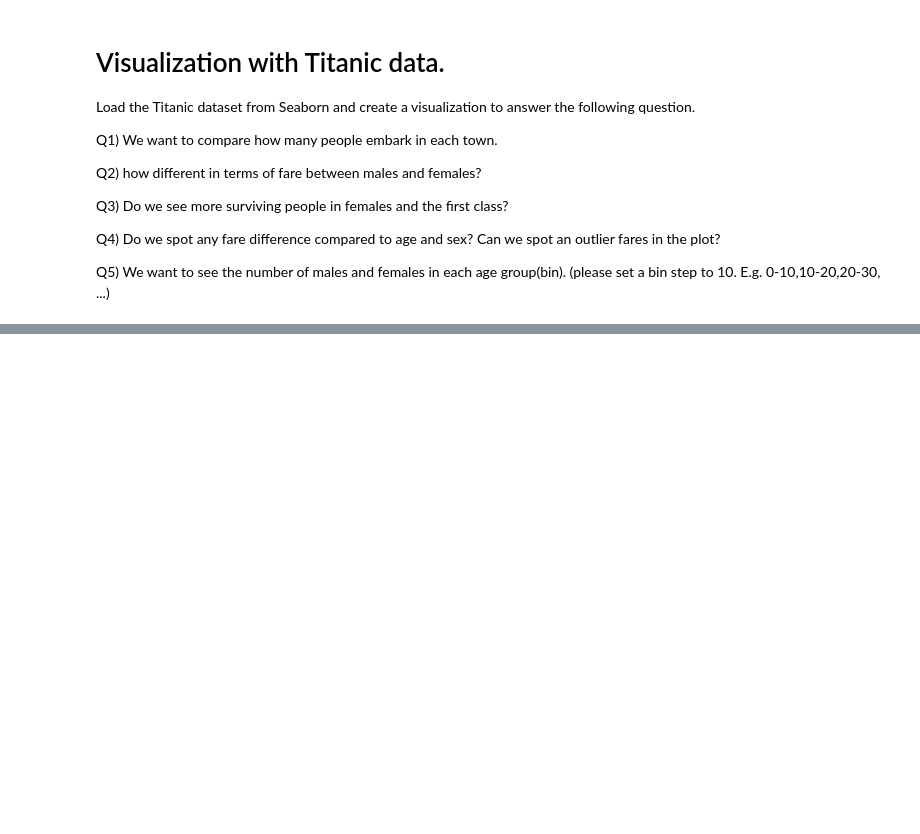
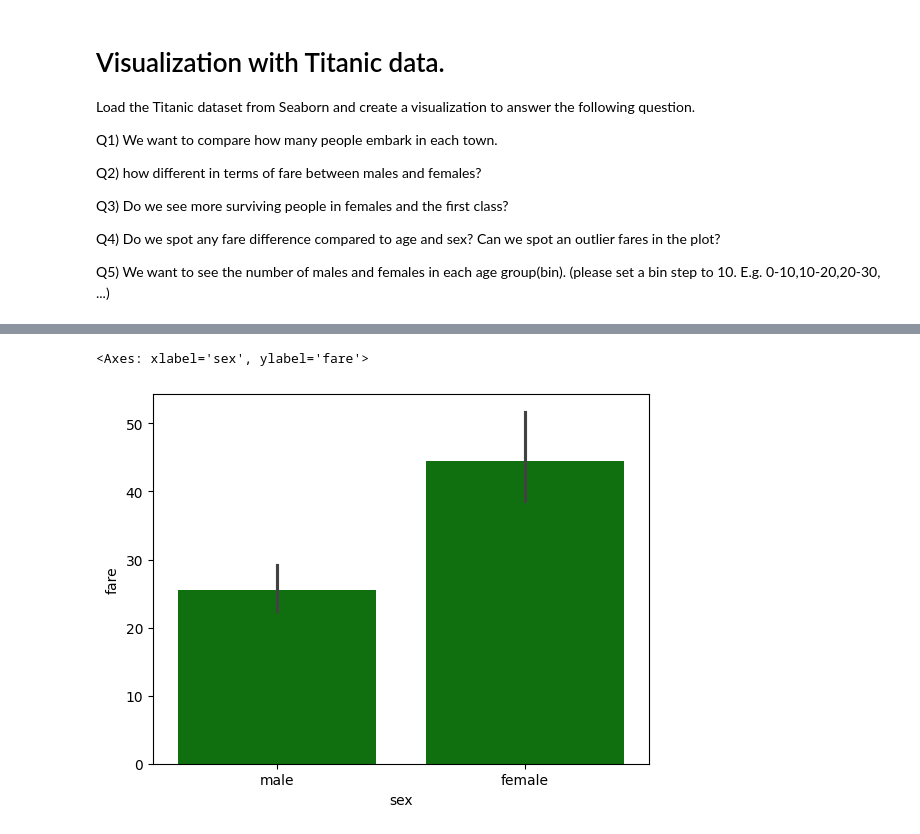
Before and after one commit to firstChetsadakon/myLearnPython, a Jupyter notebook: Chetsadakon_Kongphasuk_of_[Week13_lab]_data_visualization.ipynb, the cells around one changed output, grey strips where cells are left out. Drawn from its saved outputs; the diff is of its cells as text; code cells hidden in the pictures; blank space fills up the shorter version.

```diff
--- a/Chetsadakon_Kongphasuk_of_[Week13_lab]_data_visualization.ipynb
+++ b/Chetsadakon_Kongphasuk_of_[Week13_lab]_data_visualization.ipynb
@@ -40,0 +47,6 @@ print(data)
+# %%
+# Q2) how different in terms of fare between males and females?
+sns.barplot(data, x = 'sex', y = 'fare', color='green')
+# %% [output]
+<Axes: xlabel='sex', ylabel='fare'>
+[figure, added]
```
Also changed, not shown: parts of 5 cells of this notebook.
